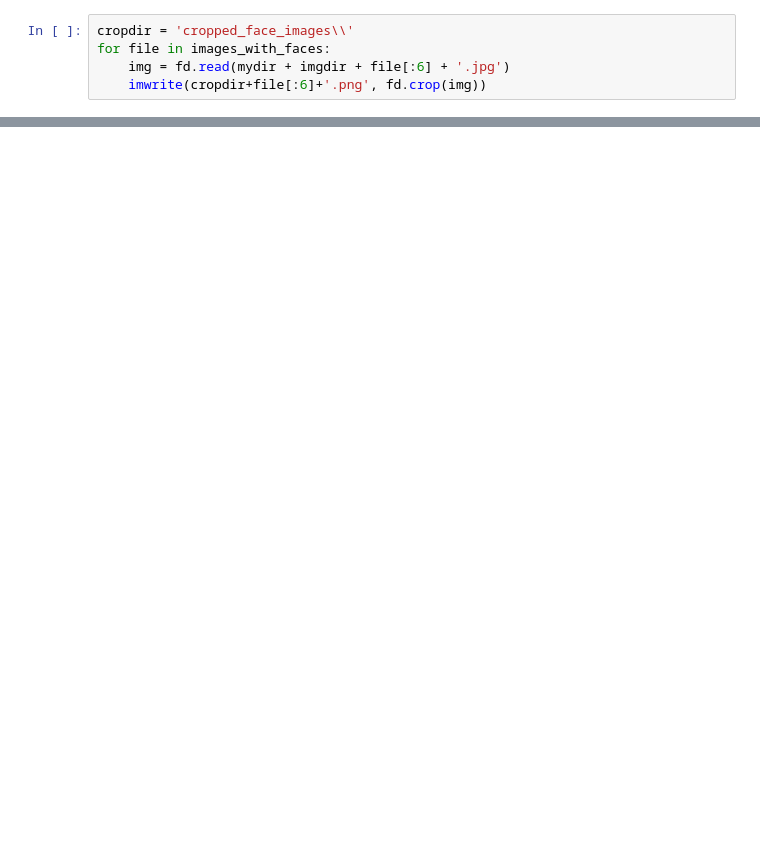
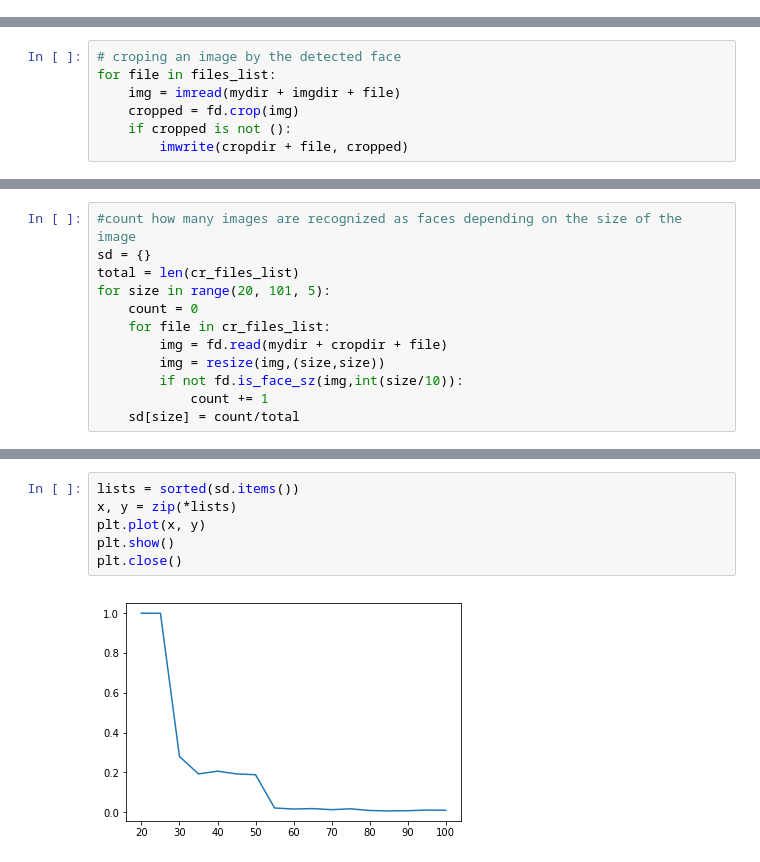
Before and after one commit to NnataKha/Pictures-Project, a Jupyter notebook: Main.ipynb, the cells around one changed output, grey strips where cells are left out. Drawn from its saved outputs; the diff is of its cells as text; blank space fills up the shorter version.

```diff
--- a/Main.ipynb
+++ b/Main.ipynb
@@ -34,5 +38,0 @@ print(pictures_hash[0])
-# %%
-cropdir = 'cropped_face_images\\'
-for file in images_with_faces:
-    img = fd.read(mydir + imgdir + file[:6] + '.jpg')
-    imwrite(cropdir+file[:6]+'.png', fd.crop(img))
@@ -42,0 +39,7 @@ display(Image.open(mydir + cropdir + images_with_faces[0]))
+# %%
+# croping an image by the detected face
+for file in files_list:
+    img = imread(mydir + imgdir + file)
+    cropped = fd.crop(img)
+    if cropped is not ():
+        imwrite(cropdir + file, cropped)
@@ -42,0 +55,12 @@ display(Image.open(mydir + cropdir + images_with_faces[0]))
+# %%
+#count how many images are recognized as faces depending on the size of the image
+sd = {}
+total = len(cr_files_list)
+for size in range(20, 101, 5):
+    count = 0
+    for file in cr_files_list:
+        img = fd.read(mydir + cropdir + file)
+        img = resize(img,(size,size))
+        if not fd.is_face_sz(img,int(size/10)):
+            count += 1
+    sd[size] = count/total
@@ -42,0 +73,8 @@ display(Image.open(mydir + cropdir + images_with_faces[0]))
+# %%
+lists = sorted(sd.items())
+x, y = zip(*lists)
+plt.plot(x, y)
+plt.show()
+plt.close()
+# %% [output]
+[figure, added]
```
Also changed, not shown: parts of 8 cells of this notebook, 1 other file.
